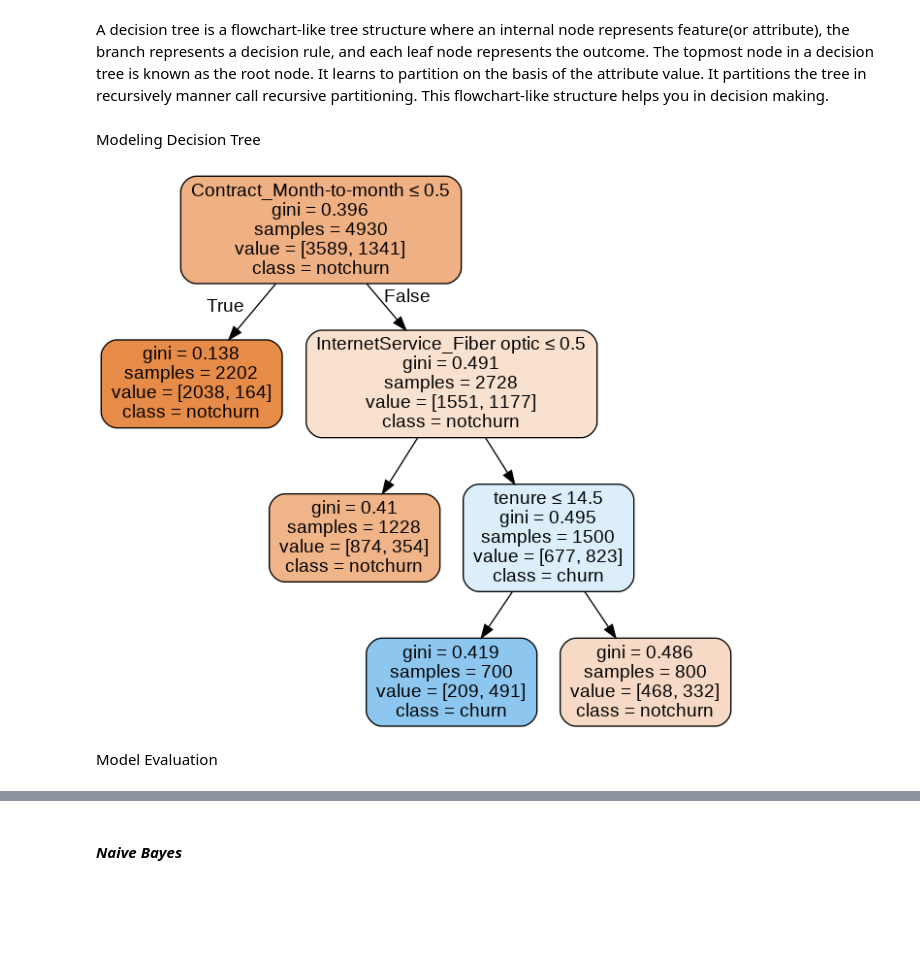
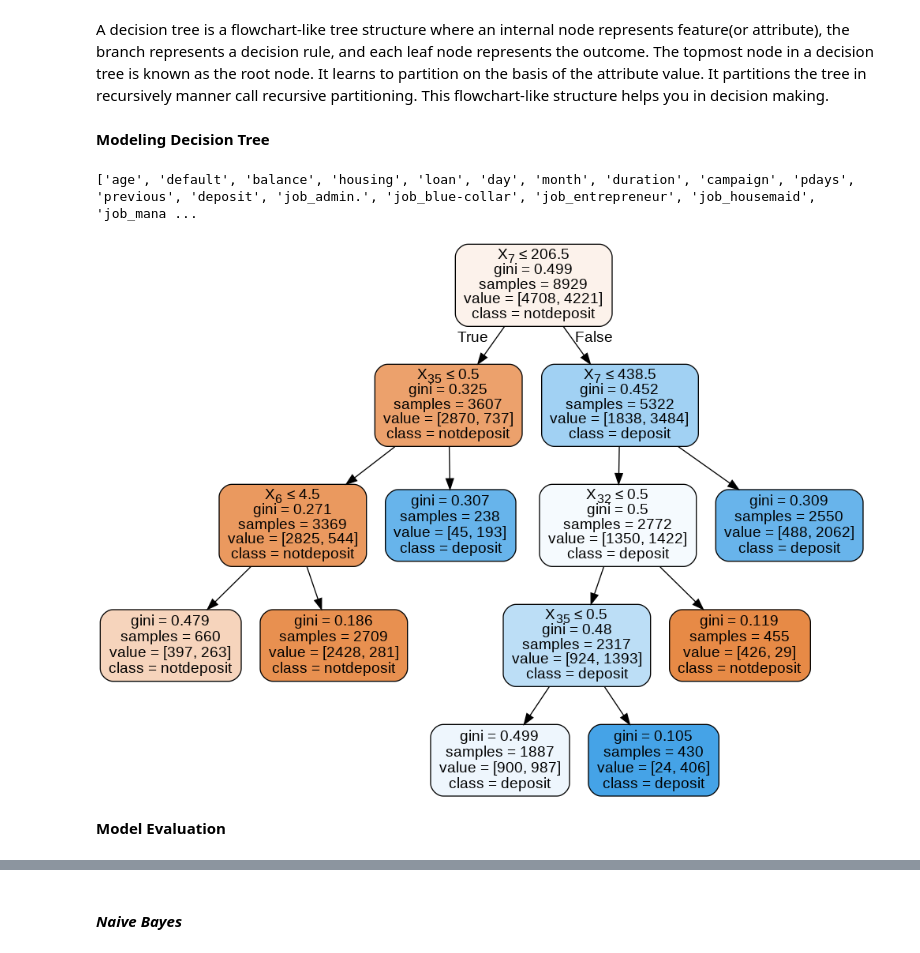
Before and after one commit to dealtron/Bank-Classification, a Jupyter notebook: Bank_Classification.ipynb, the cells around one changed output, grey strips where cells are left out. Saved outputs shown, nothing was run; the diff lists cells and outputs as text; code cells hidden in the pictures; blank space fills up the shorter version.

```diff
--- a/Bank_Classification.ipynb
+++ b/Bank_Classification.ipynb
@@ -185,0 +218,4 @@ Name: Churn, Length: 7043, dtype: int64
+# %%
+# Select Features
+feature = df_encoded.drop(['deposit'], axis=1)
+feature
@@ -185,0 +236,4 @@ Name: Churn, Length: 7043, dtype: int64
+# %%
+# Select Target
+target = df_bank['deposit']
+target
@@ -188,7 +257,7 @@ Set Training and Testing Data
 # %%
 # Set Training and Testing Data (70:30)
 from sklearn.model_selection import train_test_split, cross_val_score
-X_train, X_test, y_train, y_test  = train_test_split(feature , target, shuffle = True, test_size=0.3, random_state=1)
+X_train, X_test, y_train, y_test  = train_test_split(feature , target, shuffle = True, test_size=0.2, random_state=1)
 
 # Show the Training and Testing Data
 print(X_train.shape)
@@ -221,7 +290,7 @@ X_test
 # %% [markdown]
 A decision tree is a flowchart-like tree structure where an internal node represents feature(or attribute), the branch represents a decision rule, and each leaf node represents the outcome. The topmost node in a decision tree is known as the root node. It learns to partition on the basis of the attribute value. It partitions the tree in recursively manner call recursive partitioning. This flowchart-like structure helps you in decision making.
 # %% [markdown]
-Modeling Decision Tree
+**Modeling Decision Tree**
 # %%
 # Import Module
 from sklearn import tree
@@ -232,30 +301,30 @@ dtc.fit(X_train, y_train)
 
 # Predict to Test Data
 y_pred_dtc = dtc.predict(X_test)
+# %%
+dfe_col = print(df_encoded.columns.tolist())
+# %% [output]
+['age', 'default', 'balance', 'housing', 'loan', 'day', 'month', 'duration', 'campaign', 'pdays', 'previous', 'deposit', 'job_admin.', 'job_blue-collar', 'job_entrepreneur', 'job_housemaid', 'job_mana ...
 # %%
 # Visualize Tree
 
 from sklearn.externals.six import StringIO
 from IPython.display import Image
 from sklearn.tree import export_graphviz
 import pydotplus
 
 dot_data = StringIO()
 export_graphviz(dtc, out_file=dot_data,
                 filled=True, rounded=True,
                 special_characters=True,
-                class_names=['notchurn', 'churn'],
-                feature_names=['SeniorCitizen',	'Partner',	'Dependents', 'tenure',	'PhoneService', 'OnlineSecurity',	'OnlineBackup',	'DeviceProtection',
-                               'TechSupport',	'StreamingTV',	'StreamingMovies',	'PaperlessBilling',	'MonthlyCharges', 'gender_Female',
-                               'gender_Male',	'InternetService_DSL', 'InternetService_Fiber optic', 'InternetService_No',	'Contract_Month-to-month',
-                               'Contract_One year',	'Contract_Two year',	'PaymentMethod_Bank transfer (automatic)', 'PaymentMethod_Credit card (automatic)',
-                               'PaymentMethod_Electronic check',	'PaymentMethod_Mailed check'])
+                class_names=['notdeposit', 'deposit'],
+                feature_names=dfe_col)
 graph = pydotplus.graph_from_dot_data(dot_data.getvalue())
 Image(graph.create_png())
 # %% [output]
-[figure, old version]
+[figure, new version]
-# %% [markdown]
-Model Evaluation
+# %% [markdown]
+**Model Evaluation**
 # %%
 # Import Module
 from sklearn import metrics
```
Also changed, not shown: parts of 98 cells of this notebook.
